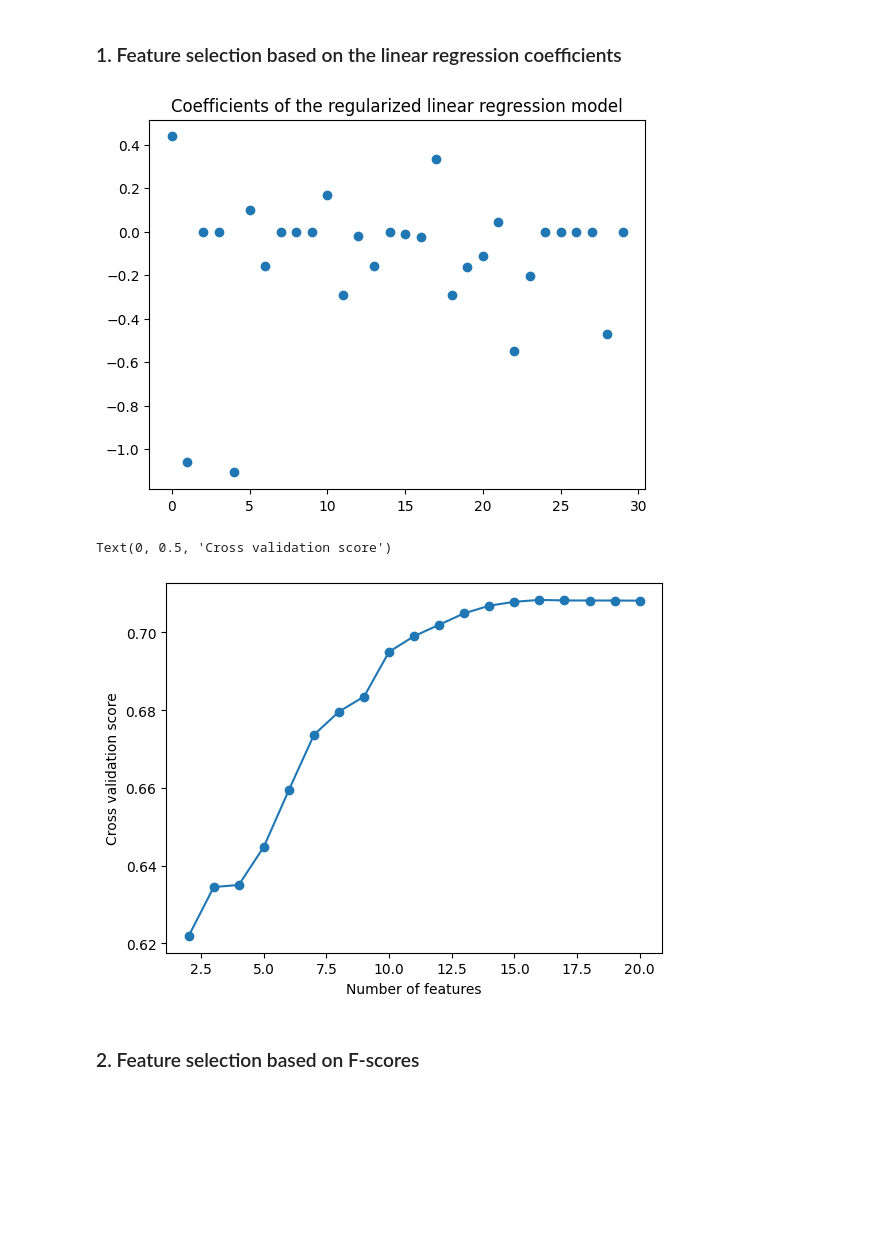
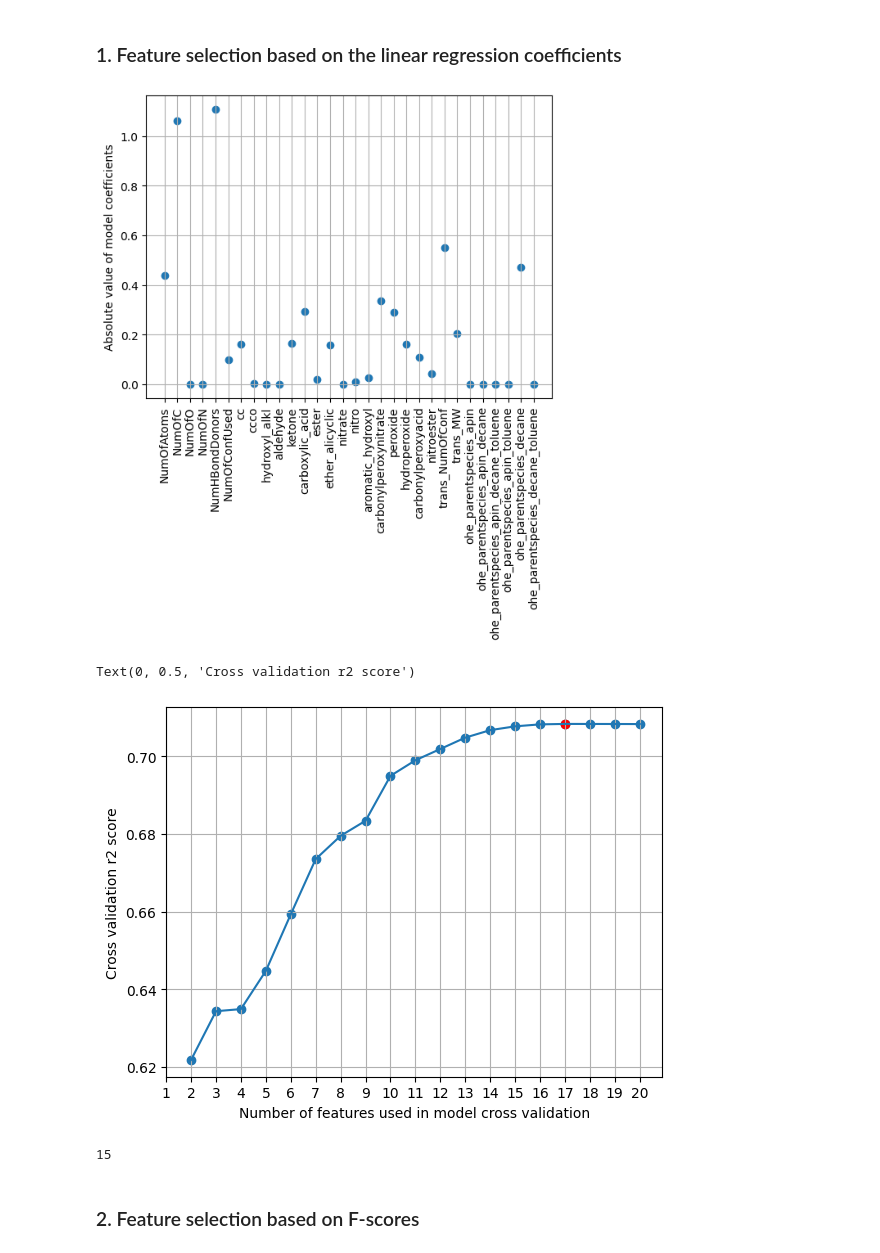
Before and after one commit to karl-helsinki/IMLProject, a Jupyter notebook: modelling.ipynb, the cells around one changed output. Saved outputs shown, nothing was run; the diff lists cells and outputs as text; code cells hidden in the pictures; blank space fills up the shorter version.

```diff
--- a/modelling.ipynb
+++ b/modelling.ipynb
@@ -386,22 +386,31 @@ After calculating the baseline scores, I can start feature selection. I will use
 # %%
 # New target transformation
 elasticnet.fit(x, y_trans)
-plt.scatter(np.arange(elasticnet.coef_.size), elasticnet.coef_)
-plt.title("Coefficients of the regularized linear regression model")
+plt.scatter(np.arange(elasticnet.coef_.size), np.abs(elasticnet.coef_))
+plt.grid(True)
+plt.ylabel("Absolute value of model coefficients")
+plt.xticks(np.arange(elasticnet.coef_.size), x.columns, rotation='vertical')
 plt.show()
 # %% [output]
-[figure, old version]
+[figure, new version]
 # %%
 best_feats, best_feats_score, feats, feats_scores = find_best_feature_subset(elasticnet.coef_, lin_reg, x, y_trans)
 
 plt.plot([len(f) for f in feats], feats_scores)
 plt.scatter([len(f) for f in feats], feats_scores)
-
-plt.xlabel("Number of features")
-plt.ylabel("Cross validation score")
+plt.scatter(len(best_feats), best_feats_score, c='r')
+plt.grid(True)
+plt.xticks(np.arange(1, 21))
+plt.xlabel("Number of features used in model cross validation")
+plt.ylabel("Cross validation r2 score")
 # %% [output]
-Text(0, 0.5, 'Cross validation score')
+Text(0, 0.5, 'Cross validation r2 score')
-[figure, old version]
+[figure, new version]
+# %%
+sel_feats = feats[13]
+len(sel_feats)
+# %% [output]
+15
 # %% [markdown]
 ### 2. Feature selection based on F-scores
 # %%
```
Also changed, not shown: parts of 27 cells of this notebook.
